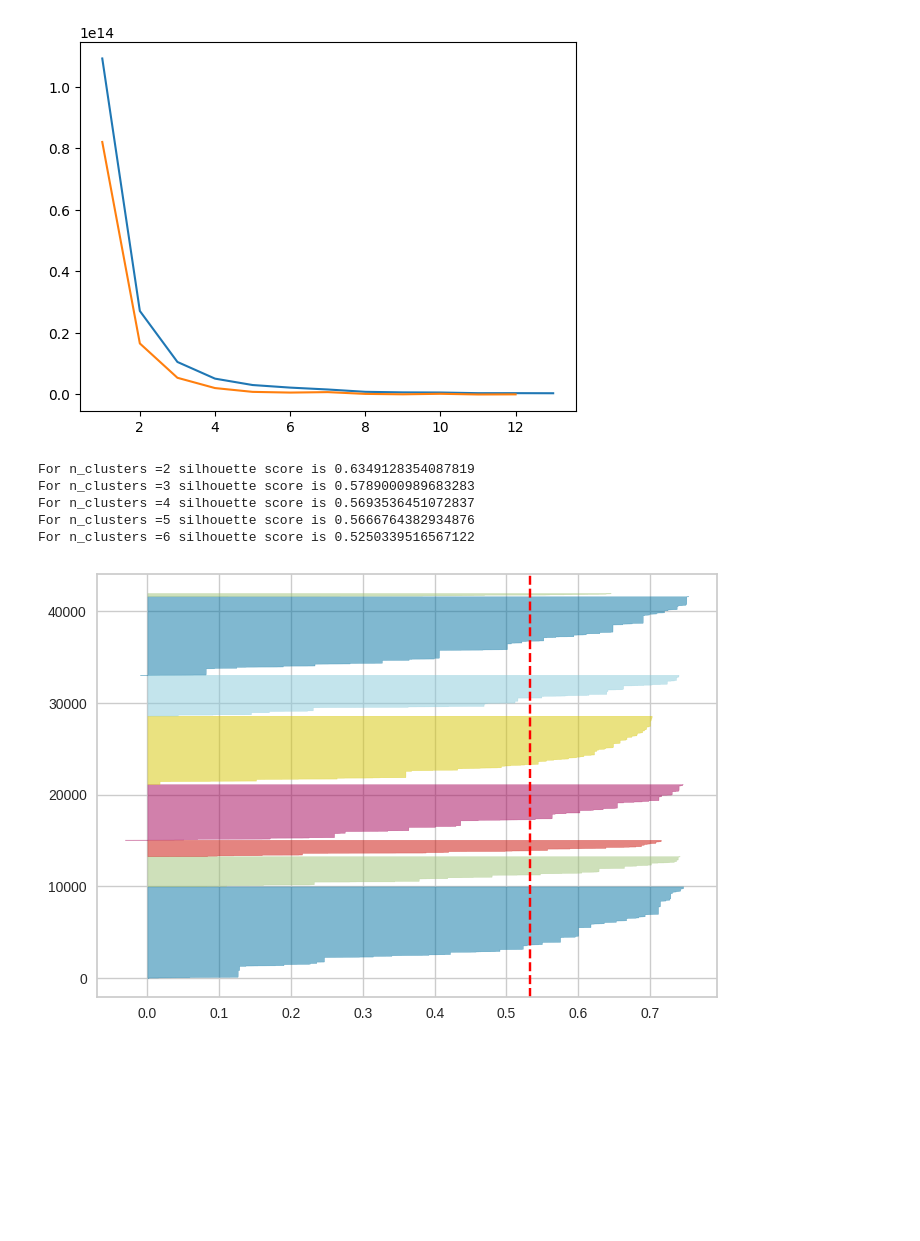
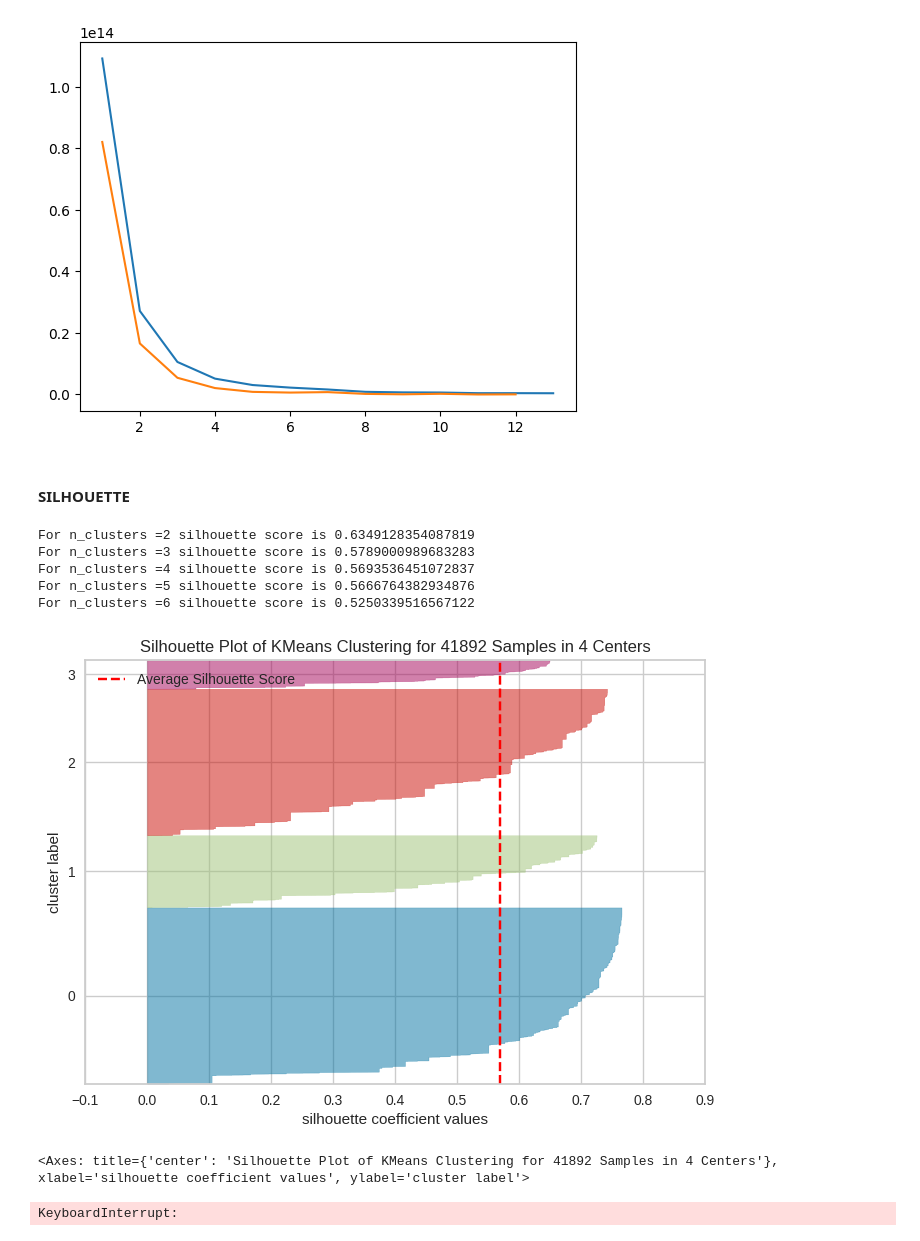
Before and after one commit to sttesta3/7506R-1C2024-GRUPO08, a Jupyter notebook: Clustering.ipynb, the cells around one changed output. Saved outputs shown, nothing was run; the diff lists cells and outputs as text; code cells hidden in the pictures; blank space fills up the shorter version.

```diff
--- a/Clustering.ipynb
+++ b/Clustering.ipynb
@@ -69,13 +74,0 @@ plt.show()
-# %%
-# Corro el algoritmo con K entre 2 y 10 y voy guardando el error para luego graficarlo.
-errores = []
-variacion = []
-
-for clusters in range(1,15):
-    km = KMeans(n_clusters=clusters)
-    km.fit(ds_train)
-    errores.append(km.inertia_)
-    errores.append( np.sqrt(-cross_val_score(km, ds_train,scoring="neg_mean_squared_error")).mean())
-
-plt.plot(range(1,15), errores)
-plt.show()
@@ -94,4 +90,6 @@ plt.plot(range(1,len(variacion)),aceleracion)
 plt.show()
 # %% [output]
 [figure]
+# %% [markdown]
+#### SILHOUETTE
 # %%
@@ -112,11 +111,19 @@ For n_clusters =6 silhouette score is 0.5250339516567122
 # %%
 from yellowbrick.cluster import SilhouetteVisualizer
 
-model = KMeans(8, random_state=0)
+modelo = KMeans(4, random_state=0)
 
 # Visualizamos el gráfico de silueta
-visualizer = SilhouetteVisualizer(model, colors='yellowbrick')    # Instancio el visualizador
-visualizer.fit(ds_train)
-plt.show()
+visualizador = SilhouetteVisualizer(modelo, colors='yellowbrick')    # Instancio el visualizador
+visualizador.fit(ds_train)
+visualizador.show()
 # %% [output]
-[figure, old version]
+[figure, new version]
+<Axes: title={'center': 'Silhouette Plot of KMeans Clustering for 41892 Samples in 4 Centers'}, xlabel='silhouette coefficient values', ylabel='cluster label'>
+# %%
+visualizador_2= SilhouetteVisualizer(modelo, colors='yellowbrick')    # Instancio el visualizador
+visualizador_2.fit(ds_train)
+plt.xlabel("Coeficiente de silhouette")
+plt.show()
+# %% [output]
+KeyboardInterrupt:
```
Also changed, not shown: parts of 14 cells of this notebook.
